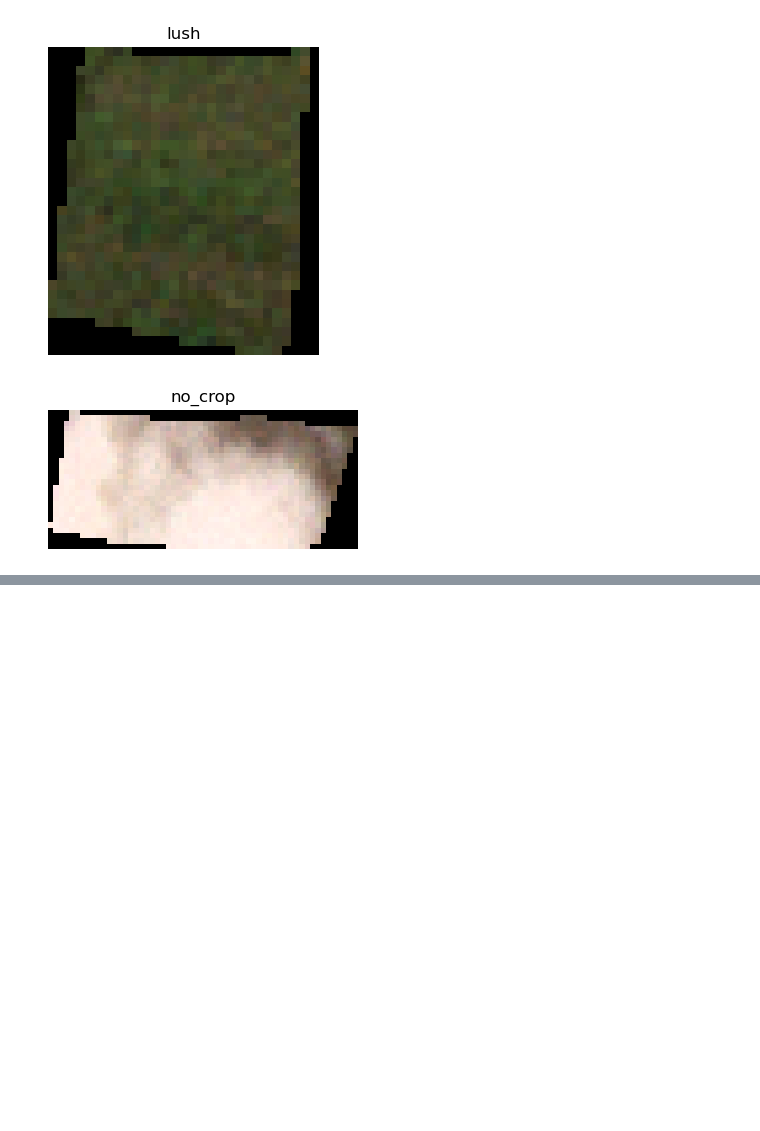
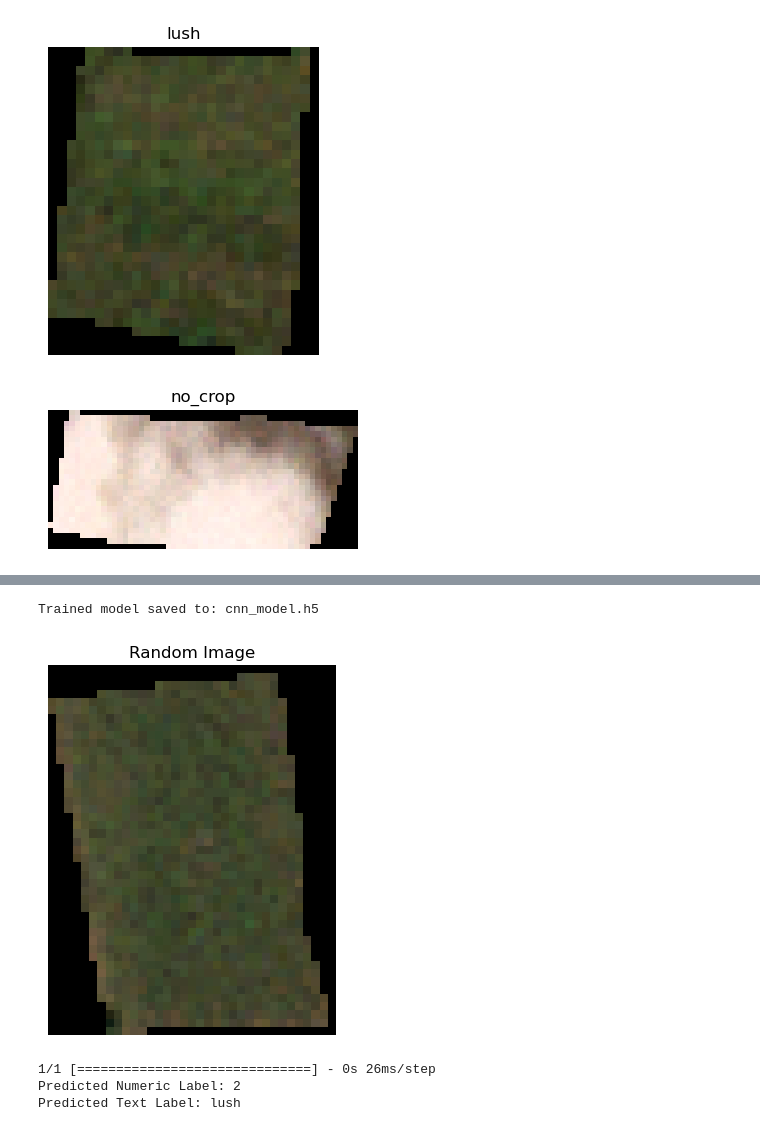
Before and after one commit to amitmalakariitb/Assignment-2, a Jupyter notebook: assignment.ipynb, the cells around one changed output, grey strips where cells are left out. Drawn from its saved outputs; the diff is of its cells as text; code cells hidden in the pictures; blank space fills up the shorter version.

Commit message:
Trained model added

```diff
--- a/assignment.ipynb
+++ b/assignment.ipynb
@@ -42,12 +42,9 @@ Average shape after processing 6000 images: (31, 35)
 Average shape after processing 6500 images: (32, 36)
 Final average shape of the raster images: (32, 36)
 # %%
-import os
 import cv2
 import csv
 import numpy as np
-
-data_folder = "./prospace_assignment/prospace_assignment"
 
 def classify_image(image):
     hsv_image = cv2.cvtColor(image, cv2.COLOR_BGR2HSV)
@@ -73,7 +70,9 @@ def classify_image(image):
     else:
         return 'no_crop'
 
+
 annotations = []
+
 
 def annotate_images(folder_path):
     for file_name in os.listdir(folder_path):
@@ -232,0 +254,41 @@ NameError: name 'models' is not defined
+# %%
+model_file = "cnn_model.h5"
+cnn_model.save(model_file)
+print("Trained model saved to:", model_file)
+# %% [output]
+Trained model saved to: cnn_model.h5
+# %%
+image_folder = data_folder
+
+def preprocess_image(image_path, target_shape=(32, 36)):
+    image = cv2.imread(image_path)
+    resized_image = cv2.resize(image, target_shape)
+    processed_image = resized_image.reshape(1, *target_shape, 3) / 255.0
+    return processed_image
+
+random_image_name = np.random.choice(os.listdir(image_folder))
+random_image_path = os.path.join(image_folder, random_image_name)
+
+random_image = cv2.imread(random_image_path)
+plt.imshow(cv2.cvtColor(random_image, cv2.COLOR_BGR2RGB))
+plt.title("Random Image")
+plt.axis('off')
+plt.show()
+
+processed_image = preprocess_image(random_image_path)
+
+
+predicted_label = cnn_model.predict(processed_image)
+predicted_label = tf.argmax(predicted_label, axis=1)
+
+label_to_text = {0: 'no_crop', 1: 'growing', 2: 'lush'}
+
+predicted_text_label = label_to_text[predicted_label.numpy()[0]]
+
+print("Predicted Numeric Label:", predicted_label.numpy()[0])
+print("Predicted Text Label:", predicted_text_label)
+# %% [output]
+[figure, added]
+1/1 [==============================] - 0s 26ms/step
+Predicted Numeric Label: 2
+Predicted Text Label: lush
```
Also changed, not shown: parts of 6 cells of this notebook, 2 other files.
